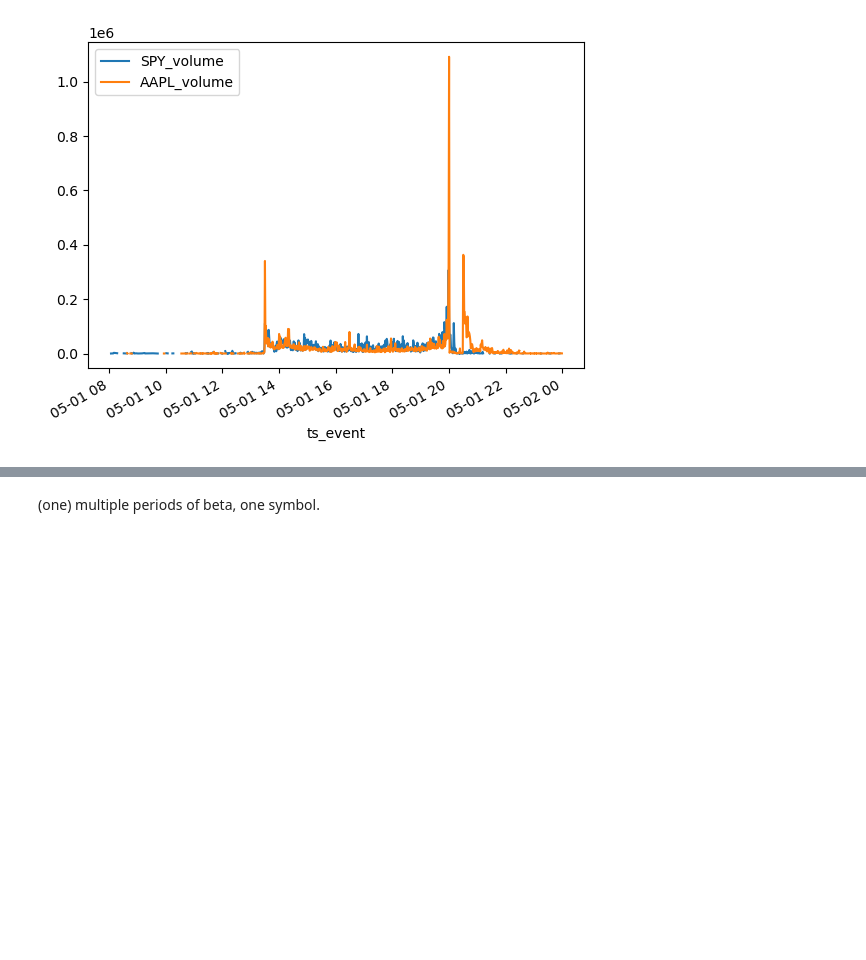
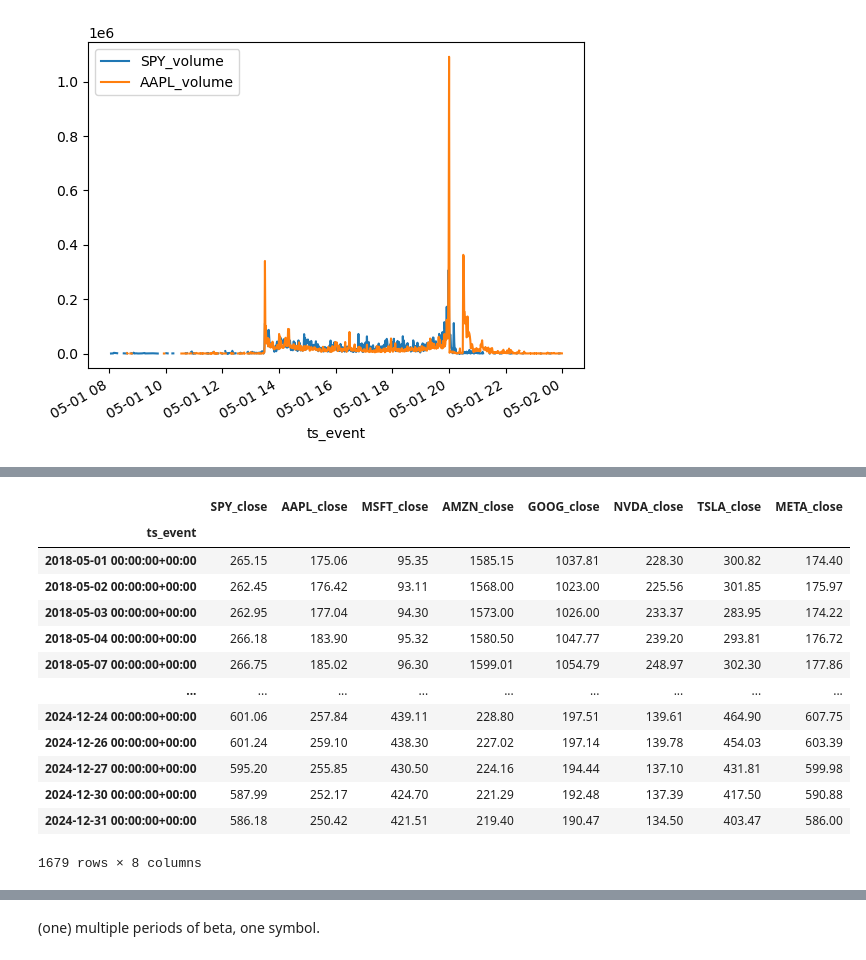
Before and after one commit to the-salty-austin/2025-iaqf-mafn, a Jupyter notebook: austin/download.ipynb, the cells around one changed output, grey strips where cells are left out. Saved outputs shown, nothing was run; the diff lists cells and outputs as text; code cells hidden in the pictures; blank space fills up the shorter version.

```diff
--- a/austin/download.ipynb
+++ b/austin/download.ipynb
@@ -252,0 +274,17 @@ resampled_df
+# %%
+resampled_df[[f"{x}_close" for x in (symbols+['META'])]]
+# %% [output]
+|  | SPY_close | AAPL_close | MSFT_close | AMZN_close | GOOG_close | NVDA_close | TSLA_close | META_close |
+| ts_event |  |  |  |  |  |  |  |  |
+| 2018-05-01 00:00:00+00:00 | 265.15 | 175.06 | 95.35 | 1585.15 | 1037.81 | 228.30 | 300.82 | 174.40 |
+| 2018-05-02 00:00:00+00:00 | 262.45 | 176.42 | 93.11 | 1568.00 | 1023.00 | 225.56 | 301.85 | 175.97 |
+| 2018-05-03 00:00:00+00:00 | 262.95 | 177.04 | 94.30 | 1573.00 | 1026.00 | 233.37 | 283.95 | 174.22 |
+| 2018-05-04 00:00:00+00:00 | 266.18 | 183.90 | 95.32 | 1580.50 | 1047.77 | 239.20 | 293.81 | 176.72 |
+| 2018-05-07 00:00:00+00:00 | 266.75 | 185.02 | 96.30 | 1599.01 | 1054.79 | 248.97 | 302.30 | 177.86 |
+| ... | ... | ... | ... | ... | ... | ... | ... | ... |
+| 2024-12-24 00:00:00+00:00 | 601.06 | 257.84 | 439.11 | 228.80 | 197.51 | 139.61 | 464.90 | 607.75 |
+| 2024-12-26 00:00:00+00:00 | 601.24 | 259.10 | 438.30 | 227.02 | 197.14 | 139.78 | 454.03 | 603.39 |
+| 2024-12-27 00:00:00+00:00 | 595.20 | 255.85 | 430.50 | 224.16 | 194.44 | 137.10 | 431.81 | 599.98 |
+| 2024-12-30 00:00:00+00:00 | 587.99 | 252.17 | 424.70 | 221.29 | 192.48 | 137.39 | 417.50 | 590.88 |
+| 2024-12-31 00:00:00+00:00 | 586.18 | 250.42 | 421.51 | 219.40 | 190.47 | 134.50 | 403.47 | 586.00 |
+1679 rows × 8 columns
```
Also changed, not shown: parts of 12 cells of this notebook, 3 other files.
